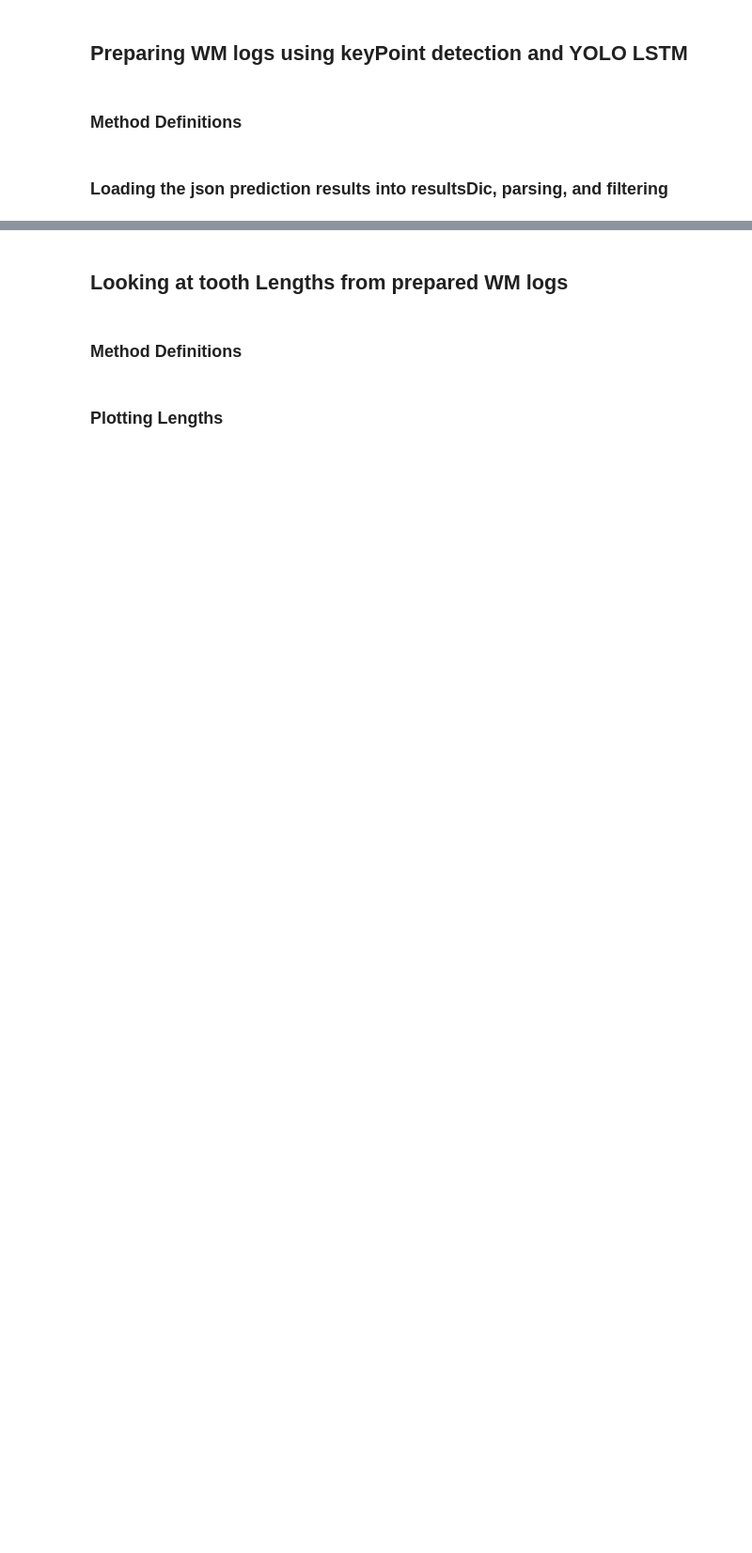
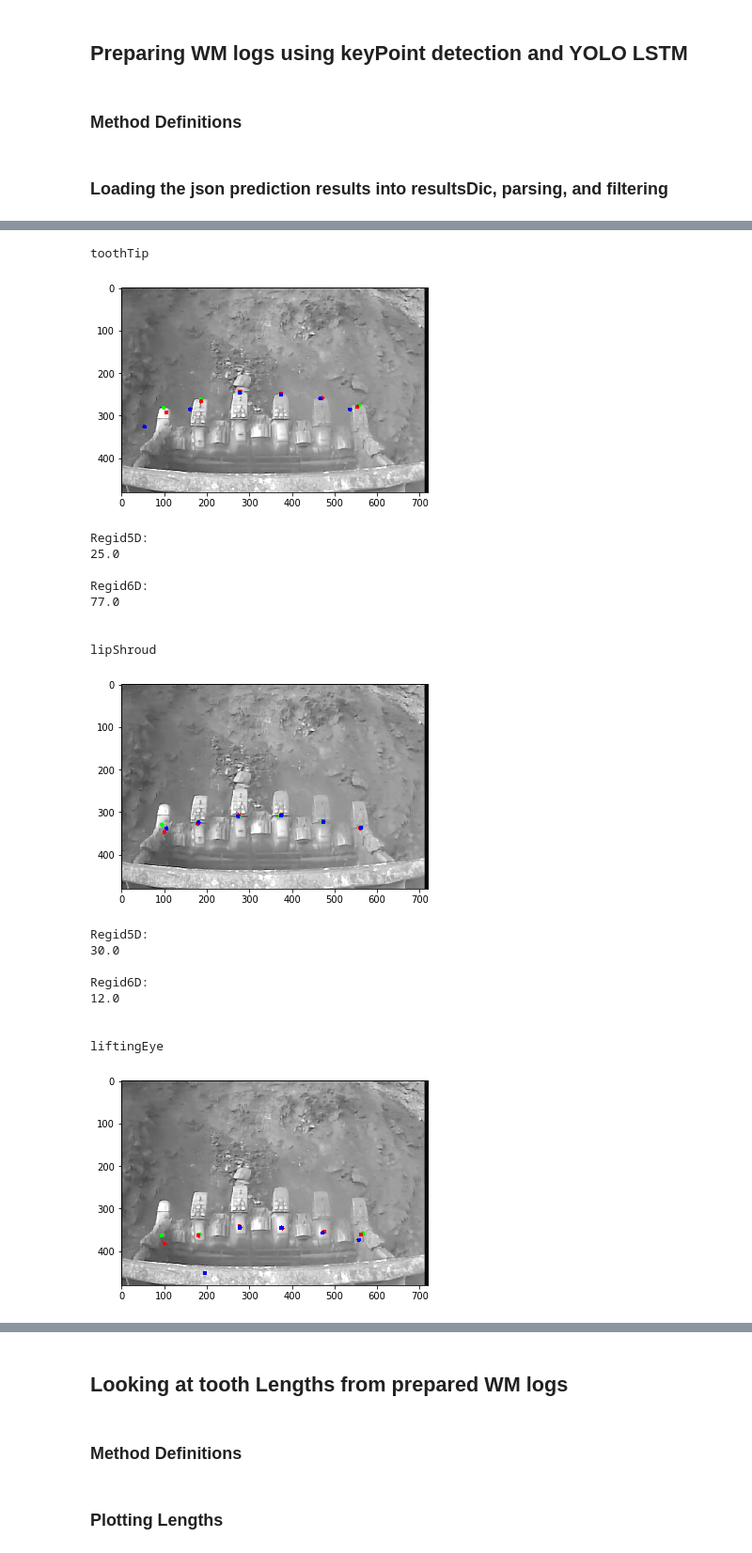
Before and after one commit to hooman67/poseEstimation, a Jupyter notebook: hsWM_algoDev.ipynb, the cells around one changed output, grey strips where cells are left out. Shown at 94% size. Cells and saved outputs as stored; diff of their text form; code cells hidden in the pictures; blank space fills up the shorter version.

Commit message:
registeration errors

```diff
--- a/hsWM_algoDev.ipynb
+++ b/hsWM_algoDev.ipynb
@@ -481,0 +651,8 @@ finalResultsDict['wmdlLogs_Pinto'][frameTime]
+# %%
+def getRegError(registeredPoints, targetPointSet):
+    totalError = 0
+
+    for i in range(len(targetPointSet[0])):
+        totalError += getDist(registeredPoints[0][i], targetPointSet[0][i])
+
+    return totalError
@@ -481,0 +761,62 @@ finalResultsDict['wmdlLogs_Pinto'][frameTime]
+# %%
+# Performing row by row registeration
+
+imagesPathDir = '/media/hooman/961293e3-04a5-40c5-afc0-2b205d0a7067/WM_PROJECT/algorithmDev/wmAlgo_usingWearLandmarsk_optical_hydraulics/try1/wmdlLogs_Pinto/referenceFrames/images/'
+labelsPathDir = '/media/hooman/961293e3-04a5-40c5-afc0-2b205d0a7067/WM_PROJECT/algorithmDev/wmAlgo_usingWearLandmarsk_optical_hydraulics/try1/wmdlLogs_Pinto/referenceFrames/labels/'
+
+file1 = '1_20161116-074000_0001n0_9767'
+file2 = '1_20161116-152500_0001n0_783'
+
+img1 = cv2.imread(imagesPathDir + file1 + '.png')
+img2 = cv2.imread(imagesPathDir + file2 + '.png')
+
+root1 = ET.parse(labelsPathDir + file1 + '_landmarkCoords.xml').getroot()
+root2 = ET.parse(labelsPathDir + file2 + '_landmarkCoords.xml').getroot()
+
+for keyWord in ['toothTip', 'lipShroud', 'liftingEye', 'castLip', 'bucketLandmark']:
+    print('\n\n' + keyWord)
+    img1 = cv2.imread(imagesPathDir + file1 + '.png')
+    pointsSet1 = getPointsSetSpecific(img1, root1, keyWord)
+    pointsSet2 = getPointsSetSpecific(img2, root2, keyWord)
+
+    transFormation5D = cv2.estimateRigidTransform(pointsSet2, pointsSet1, False)
+    transFormation6D = cv2.estimateRigidTransform(pointsSet2, pointsSet1, True)
+
+    transFormedPoints5D = cv2.transform(pointsSet2, transFormation5D)
+    transFormedPoints6D = cv2.transform(pointsSet2, transFormation6D)
+
+
+    displayPointsSetOnImage(img1, pointsSet1, 0)
+    displayPointsSetOnImage(img1, transFormedPoints5D, 1)
+    displayPointsSetOnImage(img1, transFormedPoints6D, 2)
+
+    plt.imshow(img1)
+    plt.show()
+
+
+    # comparing registeration errors
+    print('\nRegid5D:')
+    print(getRegError(transFormedPoints5D, pointsSet1))
+    print('\nRegid6D:')
+    print(getRegError(transFormedPoints6D, pointsSet1))
+# %% [output]
+toothTip
+[figure, added]
+Regid5D:
+25.0
+
+Regid6D:
+77.0
+
+
+lipShroud
+[figure, added]
+Regid5D:
+30.0
+
+Regid6D:
+12.0
+
+
+liftingEye
+[figure, added]
```
Also changed, not shown: parts of 60 cells of this notebook.
